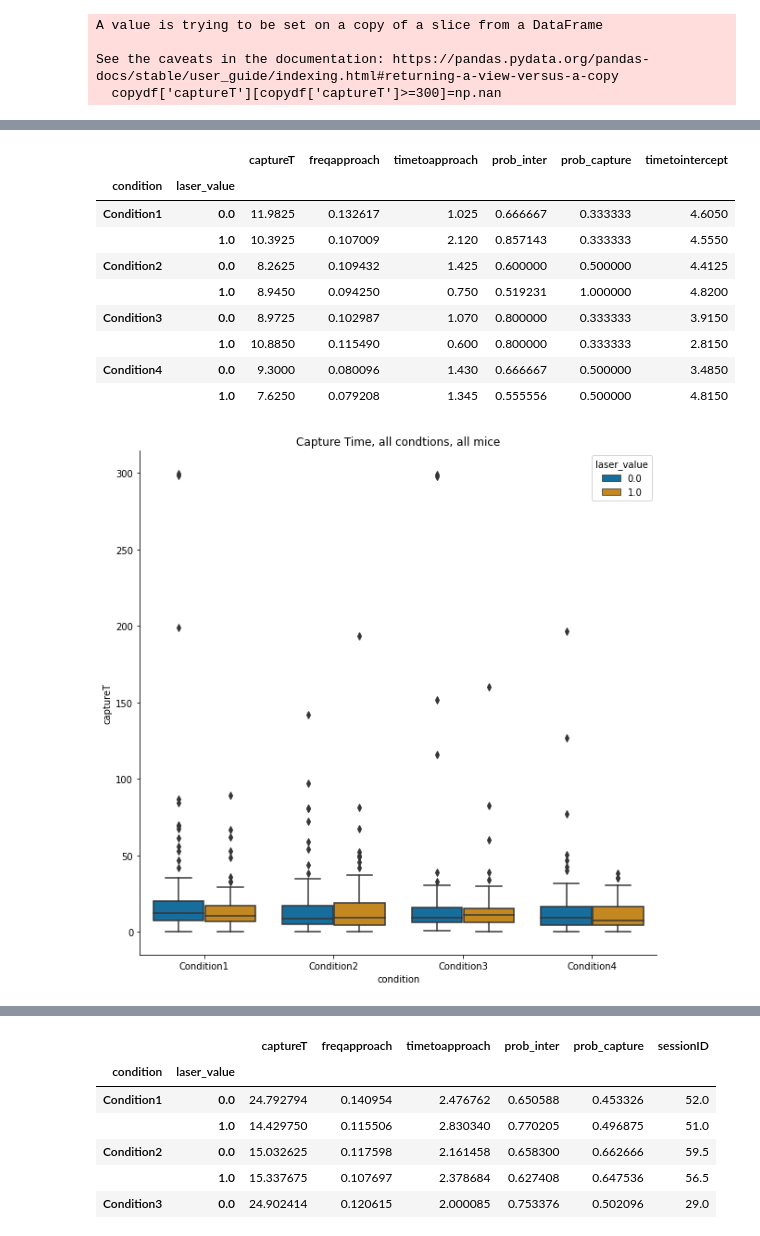
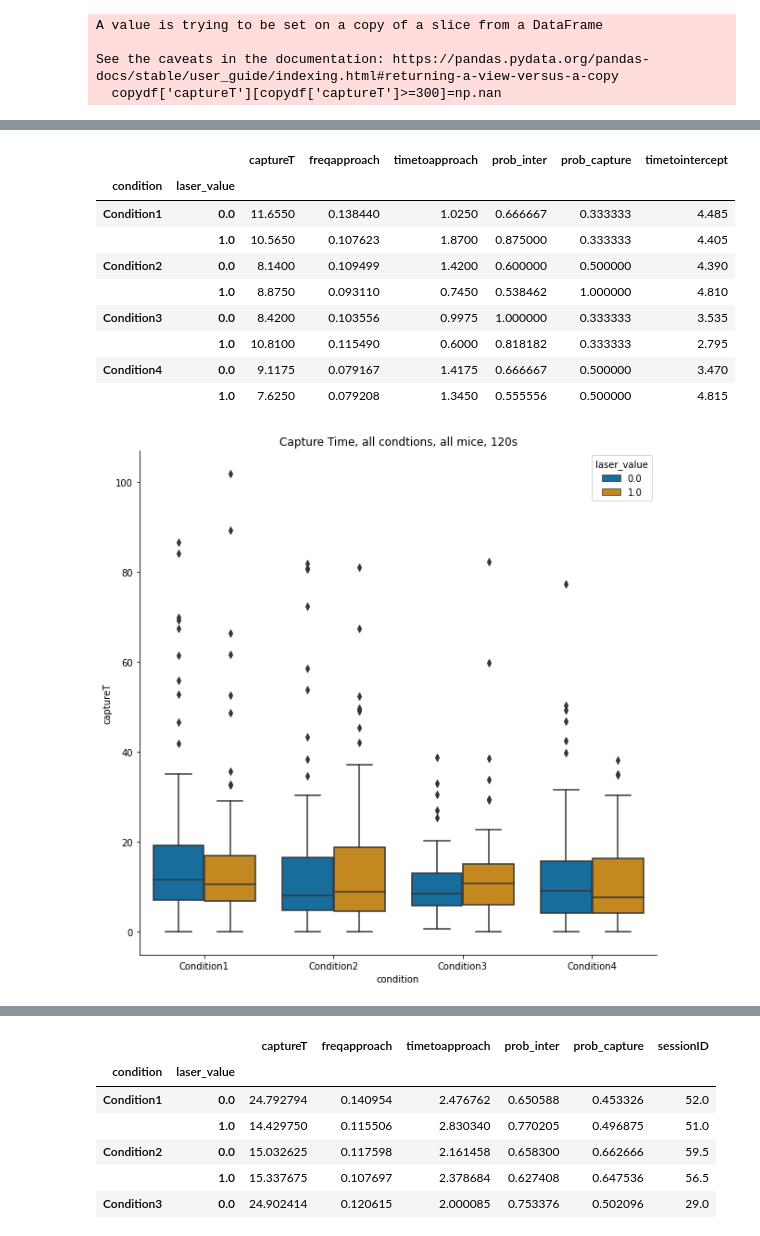
Before and after one commit to wehr-lab/Prey_Capture_Python, a Jupyter notebook: notebooks/groupmetrics_v2.ipynb, the cells around one changed output, grey strips where cells are left out. Saved outputs shown, nothing was run; the diff lists cells and outputs as text; code cells hidden in the pictures.

```diff
--- a/notebooks/groupmetrics_v2.ipynb
+++ b/notebooks/groupmetrics_v2.ipynb
@@ -385,6 +385,9 @@ A value is trying to be set on a copy of a slice from a DataFrame
 
 See the caveats in the documentation: https://pandas.pydata.org/pandas-docs/stable/user_guide/indexing.html#returning-a-view-versus-a-copy
   copydf['captureT'][copydf['captureT']>=300]=np.nan
+# %%
+copydf=cdc(df_120s)
+copydf[copydf['captureT'].values>=110]=np.nan
 # %%
 copydf
 # %% [output]
@@ -430,23 +433,23 @@ med_copydf
 # %% [output]
 |  |  | captureT | freqapproach | timetoapproach | prob_inter | prob_capture | timetointercept |
 | condition | laser_value |  |  |  |  |  |  |
-| Condition1 | 0.0 | 11.9825 | 0.132617 | 1.025 | 0.666667 | 0.333333 | 4.6050 |
-|  | 1.0 | 10.3925 | 0.107009 | 2.120 | 0.857143 | 0.333333 | 4.5550 |
-| Condition2 | 0.0 | 8.2625 | 0.109432 | 1.425 | 0.600000 | 0.500000 | 4.4125 |
-|  | 1.0 | 8.9450 | 0.094250 | 0.750 | 0.519231 | 1.000000 | 4.8200 |
-| Condition3 | 0.0 | 8.9725 | 0.102987 | 1.070 | 0.800000 | 0.333333 | 3.9150 |
-|  | 1.0 | 10.8850 | 0.115490 | 0.600 | 0.800000 | 0.333333 | 2.8150 |
-| Condition4 | 0.0 | 9.3000 | 0.080096 | 1.430 | 0.666667 | 0.500000 | 3.4850 |
-|  | 1.0 | 7.6250 | 0.079208 | 1.345 | 0.555556 | 0.500000 | 4.8150 |
+| Condition1 | 0.0 | 11.6550 | 0.138440 | 1.0250 | 0.666667 | 0.333333 | 4.485 |
+|  | 1.0 | 10.5650 | 0.107623 | 1.8700 | 0.875000 | 0.333333 | 4.405 |
+| Condition2 | 0.0 | 8.1400 | 0.109499 | 1.4200 | 0.600000 | 0.500000 | 4.390 |
+|  | 1.0 | 8.8750 | 0.093110 | 0.7450 | 0.538462 | 1.000000 | 4.810 |
+| Condition3 | 0.0 | 8.4200 | 0.103556 | 0.9975 | 1.000000 | 0.333333 | 3.535 |
+|  | 1.0 | 10.8100 | 0.115490 | 0.6000 | 0.818182 | 0.333333 | 2.795 |
+| Condition4 | 0.0 | 9.1175 | 0.079167 | 1.4175 | 0.666667 | 0.500000 | 3.470 |
+|  | 1.0 | 7.6250 | 0.079208 | 1.3450 | 0.555556 | 0.500000 | 4.815 |
 # %%
 plt.figure(figsize=(10,10))
 ax=sns.boxplot(data=copydf, x='condition', y='captureT', hue='laser_value', palette="colorblind")
 # ax= sns.stripplot(x='condition', y='captureT', hue='laser_value',dodge=True, data=copydf, color='gray', size=3.5, alpha=0.75)
-plt.title('Capture Time, all condtions, all mice')
+plt.title('Capture Time, all condtions, all mice, 120s')
 # ax.set_yscale('log')
 sns.despine()
 # %% [output]
-[figure, old version]
+[figure, new version]
 # %%
 from datetime import datetime as dt
 import re
```
Also changed, not shown: parts of 25 cells of this notebook.
